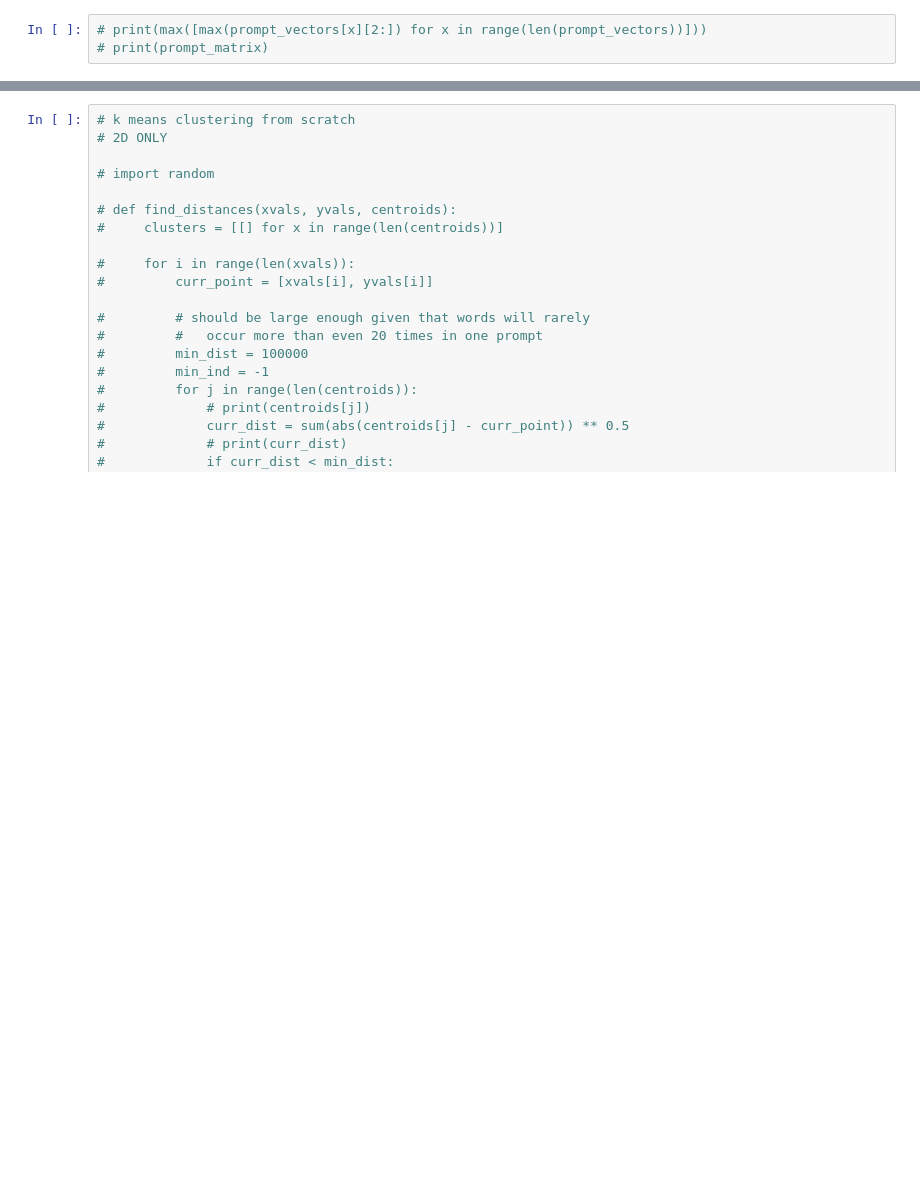
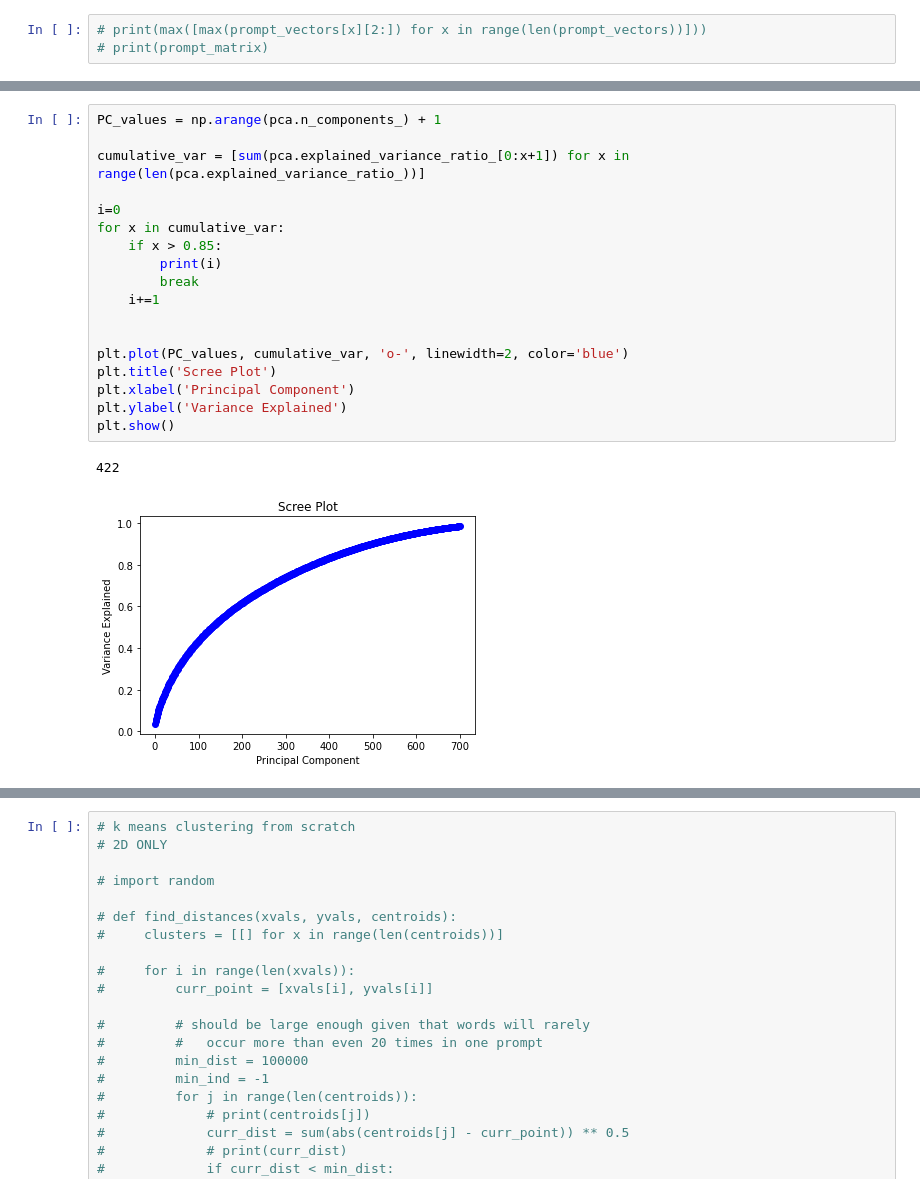
Before and after one commit to vc64/essayGrouping, a Jupyter notebook: essayGrouping.ipynb, the cells around one changed output, grey strips where cells are left out. Drawn from its saved outputs; the diff is of its cells as text; blank space fills up the shorter version.

```diff
--- a/essayGrouping.ipynb
+++ b/essayGrouping.ipynb
@@ -471,0 +470,21 @@ plt.show()
+# %%
+PC_values = np.arange(pca.n_components_) + 1
+
+cumulative_var = [sum(pca.explained_variance_ratio_[0:x+1]) for x in range(len(pca.explained_variance_ratio_))]
+
+i=0
+for x in cumulative_var:
+    if x > 0.85:
+        print(i)
+        break
+    i+=1
+
+
+plt.plot(PC_values, cumulative_var, 'o-', linewidth=2, color='blue')
+plt.title('Scree Plot')
+plt.xlabel('Principal Component')
+plt.ylabel('Variance Explained')
+plt.show()
+# %% [output]
+422
+[figure, added]
```
Also changed, not shown: parts of 18 cells of this notebook.
